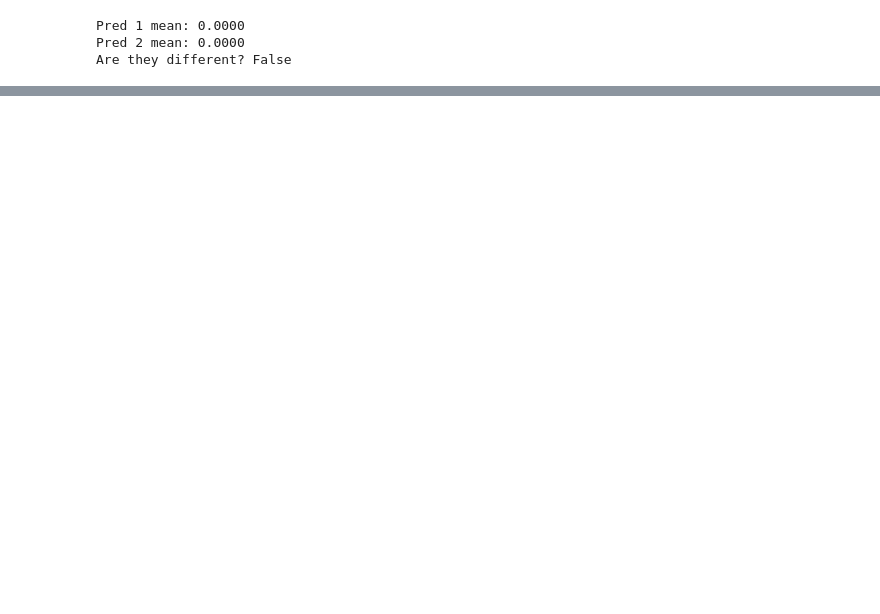
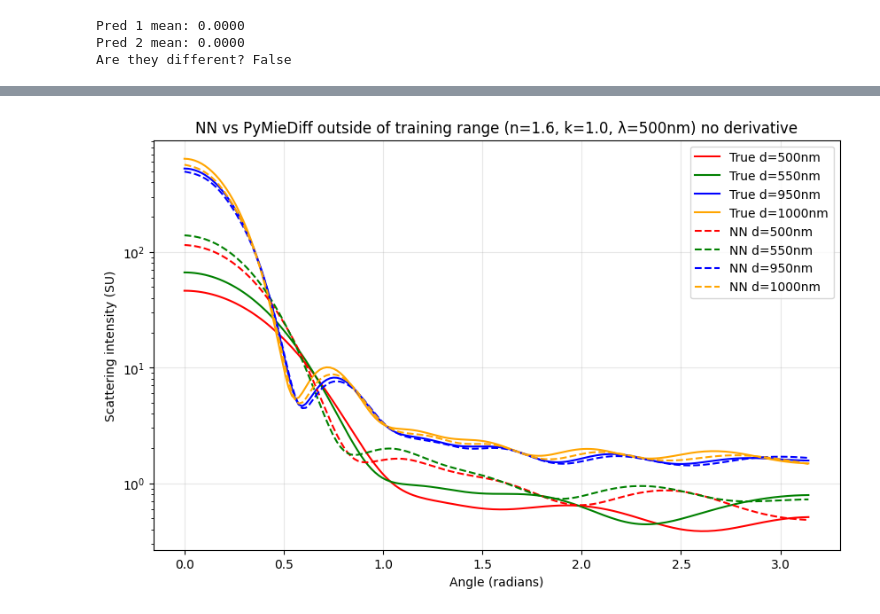
Before and after one commit to james-613/Modified_pyMieScatt_NN, a Jupyter notebook: simple_mie_theory_NN.ipynb, the cells around one changed output, grey strips where cells are left out. Cells and saved outputs as stored; diff of their text form; code cells hidden in the pictures; blank space fills up the shorter version.

```diff
--- a/simple_mie_theory_NN.ipynb
+++ b/simple_mie_theory_NN.ipynb
@@ -860,4 +861,81 @@ pyMieDiff:  8.41 ms (±0.75 ms)
 # %%
-import sys
-print(sys.executable)
+def predict_scattering(wavelength, diameter, n, k, angle=None):
+    if angle is None:
+        angle = np.linspace(0, 180, 181) * np.pi / 180 # 181 angles from 0 to 180 degrees in radians
+    angle = np.array(angle)
+
+    # Normalize inputs
+    wavelength_norm = (wavelength - 450) / 100
+    diameter_norm = (diameter - 600) / 300
+    n_norm = (n - 1.5) / 0.36
+    k_norm = (k - 0.68) / 0.32
+    theta_norm = angle / np.pi
+
+    input_tensor = torch.FloatTensor([[n_norm, k_norm, wavelength_norm, diameter_norm, theta_norm[i]] for i in range(len(angle))])
+
+    with torch.no_grad():
+        log_pred = model(input_tensor)
+
+    pred = 10 ** log_pred.numpy().flatten()
+    return pred
+
+# test wavelength and diameter
+test_wavelength = 500
+test_diameter = 900
+test_n = 1.6
+test_k = 1.0
+
+print("Neural Network Prediction Time")
+training_start = time.time()
+
+nn_curve = predict_scattering(test_wavelength, test_diameter, test_n, test_k)
+
+elapsed = time.time() - training_start
+print(f"NN prediction time: {elapsed:.4f}s")
+
+print("PyMieDiff Prediction Time")
+training_start = time.time()
+pmd_curve = py_Mie_Diff_Scattering(test_wavelength, test_diameter, test_n, test_k).numpy()
+elapsed = time.time() - training_start
+print(f"PyMieDiff prediction time: {elapsed:.4f}s")
+
+# Calculate error
+error = np.mean((np.log10(nn_curve) - np.log10(true_curve))**2)
+print(f"Mean squared error (in log space): {error:.6e}")
+
+
+
+true_curve_1 = py_Mie_Diff_Scattering(500, 500, 1.6, 1.0).numpy()
+true_curve_2 = py_Mie_Diff_Scattering(500, 550, 1.6, 1.0).numpy()
+true_curve_3 = py_Mie_Diff_Scattering(500, 950, 1.6, 1.0).numpy()
+true_curve_4 = py_Mie_Diff_Scattering(500, 1000, 1.6, 1.0).numpy()
+
+nn_curve_1 = predict_scattering(500, 500, 1.6, 1.0)
+nn_curve_2 = predict_scattering(500, 550, 1.6, 1.0)
+nn_curve_3 = predict_scattering(500, 950, 1.6, 1.0)
+nn_curve_4 = predict_scattering(500, 1000, 1.6, 1.0)
+
+
+
+
+angles = np.linspace(0, 180, 181) * np.pi / 180
+plt.figure(figsize=(10, 6))
+
+plt.plot(angles, true_curve_1, label='True d=500nm', color='red', linestyle='-')
+plt.plot(angles, true_curve_2, label='True d=550nm', color='green', linestyle='-')
+plt.plot(angles, true_curve_3, label='True d=950nm', color='blue', linestyle='-')
+plt.plot(angles, true_curve_4, label='True d=1000nm', color='orange', linestyle='-')
+
+plt.plot(angles, nn_curve_1, label='NN d=500nm', color='red', linestyle='--')
+plt.plot(angles, nn_curve_2, label='NN d=550nm', color='green', linestyle='--')
+plt.plot(angles, nn_curve_3, label='NN d=950nm', color='blue', linestyle='--')
+plt.plot(angles, nn_curve_4, label='NN d=1000nm', color='orange', linestyle='--')
+
+plt.xlabel("Angle (radians)")
+plt.ylabel("Scattering intensity (SU)")
+plt.title(f"NN vs PyMieDiff outside of training range (n=1.6, k=1.0, λ=500nm) no derivative")
+plt.yscale('log')
+plt.legend()
+plt.grid(True, alpha=0.3)
+plt.show()
 # %% [output]
@@ -864,0 +959 @@ c:\Users\james\AppData\Local\Python\pythoncore-3.14-64\python.exe
+[figure, added]
```
Also changed, not shown: parts of 10 cells of this notebook, 5 other files.
